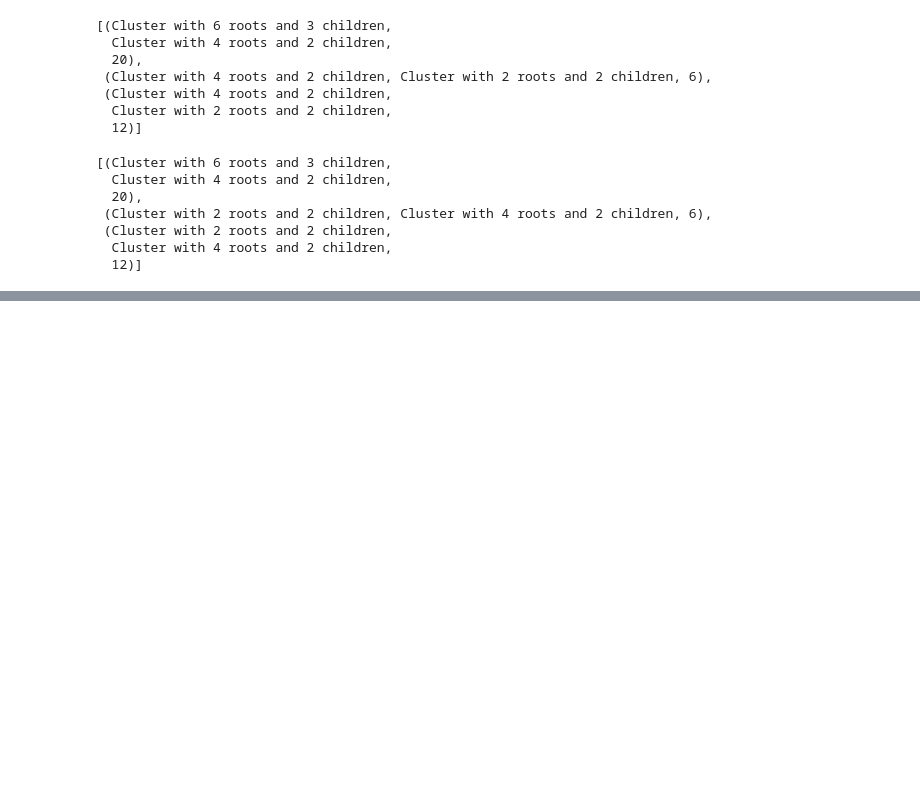
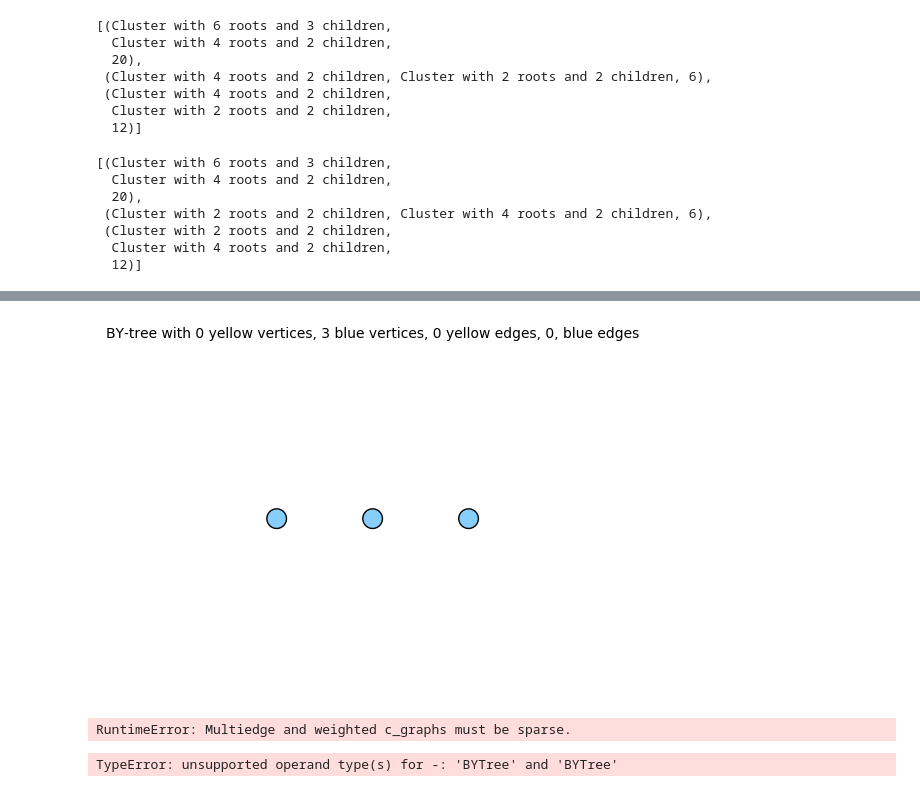
Before and after one commit to alexjbest/cluster-pictures, a Jupyter notebook: by-trees.ipynb, the cells around one changed output, grey strips where cells are left out. Drawn from its saved outputs; the diff is of its cells as text; code cells hidden in the pictures; blank space fills up the shorter version.

```diff
--- a/by-trees.ipynb
+++ b/by-trees.ipynb
@@ -248,0 +216,12 @@ T.edges_incident??
+# %%
+T.blue_subgraph()
+# %% [output]
+[figure, added]
+# %%
+T.complement()
+# %% [output]
+RuntimeError: Multiedge and weighted c_graphs must be sparse.
+# %%
+T - T.blue_subgraph()
+# %% [output]
+TypeError: unsupported operand type(s) for -: 'BYTree' and 'BYTree'
```
Also changed, not shown: parts of 16 cells of this notebook, 2 other files.
